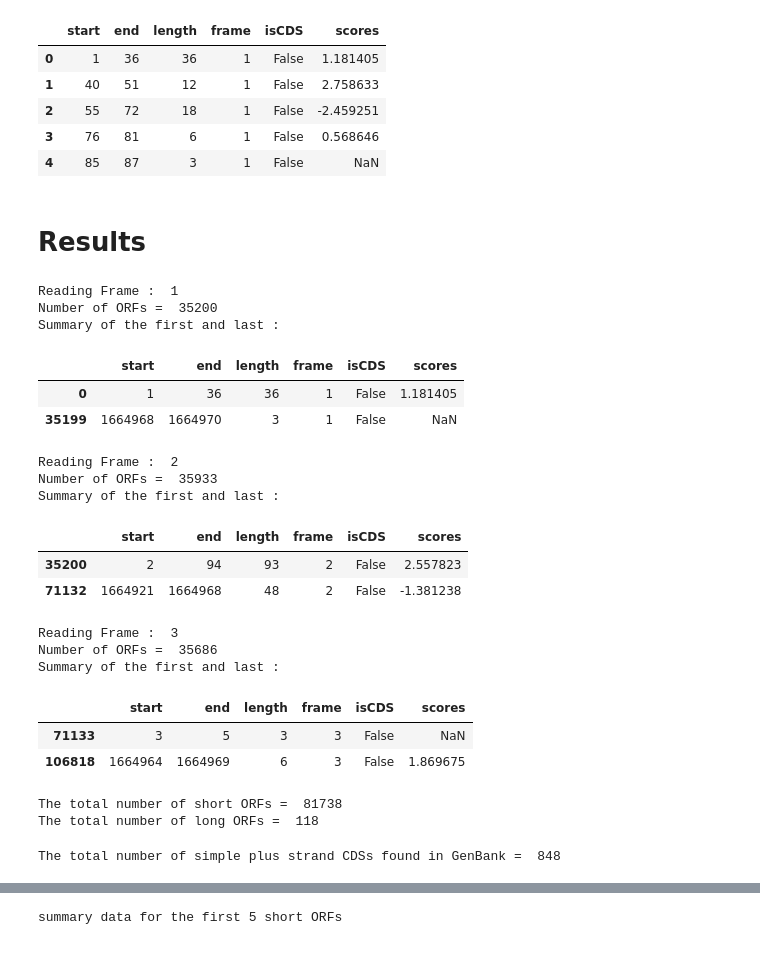
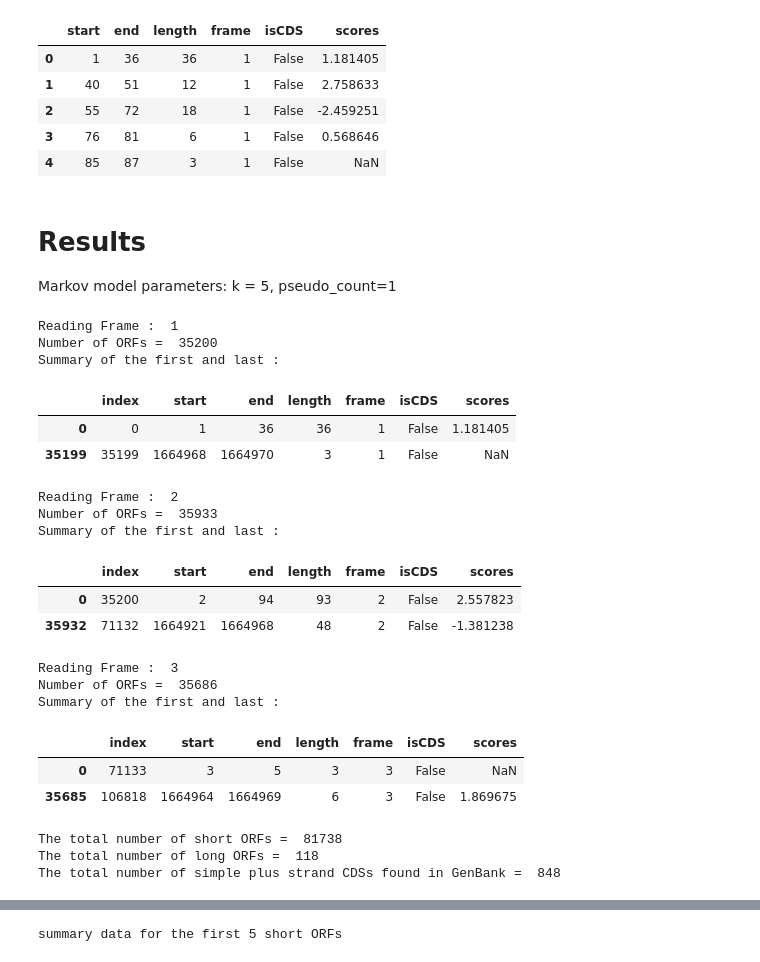
Before and after one commit to krishansubudhi/UW_CompBio, a Jupyter notebook: Assignment5/notebooks/main.ipynb, the cells around one changed output, grey strips where cells are left out. Cells and saved outputs as stored; diff of their text form; code cells hidden in the pictures.

```diff
--- a/Assignment5/notebooks/main.ipynb
+++ b/Assignment5/notebooks/main.ipynb
@@ -11,0 +16,14 @@ https://stackoverflow.com/questions/58612306/how-to-fix-importerror-dll-load-fai
+# %%
+try:
+    display()
+    gff = '../data/GCF_000091665.1_ASM9166v1_genomic.gff'
+    fna = '../data/GCF_000091665.1_ASM9166v1_genomic.fna'
+except Exception as e:
+    display = print
+    gff = './data/GCF_000091665.1_ASM9166v1_genomic.gff'
+    fna = './data/GCF_000091665.1_ASM9166v1_genomic.fna'
+
+%load_ext autoreload
+%autoreload 2
+# import importlib
+# importlib.reload(assignment5.markov)
@@ -20,7 +41,7 @@ import numpy as np
 # %% [markdown]
 ## Fetch Sequence
 # %%
-genome = get_seqs_from_file('../data/GCF_000091665.1_ASM9166v1_genomic.fna')[0]
+genome = get_seqs_from_file(fna)[0]
 finder = ORFFinder(genome)
 orfs = [finder.get_all_orfs(rf ) for rf in (1,2,3)]
 orfs = pd.concat(orfs,ignore_index=True)
@@ -36,7 +57,7 @@ orfs.head()
 # %% [markdown]
 ## Fetch Label
 # %%
-cds = np.array(get_cds_from_file('../data/GCF_000091665.1_ASM9166v1_genomic.gff'))
+cds = np.array(get_cds_from_file(gff))
 true_orf_end = set(end-3 if  genome[end-3:end] in finder.stop_codons else end for end in cds[:,1])
 len(true_orf_end)
 # %% [output]
@@ -85,41 +92,43 @@ orfs.head()
 | 2 | 55 | 72 | 18 | 1 | False | -2.459251 |
 | 3 | 76 | 81 | 6 | 1 | False | 0.568646 |
 | 4 | 85 | 87 | 3 | 1 | False | NaN |
-# %% [markdown]
-# Results
+# %% [markdown]
+# Results
+
+Markov model parameters:
+k = 5, pseudo_count=1
 # %%
+
 for rf in (1,2,3):
-    rf_orf = orfs[orfs.frame == rf]
+    rf_orf = orfs[orfs.frame == rf].reset_index()
     print('\nReading Frame : ', rf)
     print( 'Number of ORFs = ', len(rf_orf))
     print('Summary of the first and last : ')
     display(rf_orf.sort_values('start').iloc[[0,-1]])
 # %% [output]
 Reading Frame :  1
 Number of ORFs =  35200
 Summary of the first and last :
-|  | start | end | length | frame | isCDS | scores |
-| 0 | 1 | 36 | 36 | 1 | False | 1.181405 |
-| 35199 | 1664968 | 1664970 | 3 | 1 | False | NaN |
+|  | index | start | end | length | frame | isCDS | scores |
+| 0 | 0 | 1 | 36 | 36 | 1 | False | 1.181405 |
+| 35199 | 35199 | 1664968 | 1664970 | 3 | 1 | False | NaN |
 Reading Frame :  2
 Number of ORFs =  35933
 Summary of the first and last :
-|  | start | end | length | frame | isCDS | scores |
-| 35200 | 2 | 94 | 93 | 2 | False | 2.557823 |
-| 71132 | 1664921 | 1664968 | 48 | 2 | False | -1.381238 |
+|  | index | start | end | length | frame | isCDS | scores |
+| 0 | 35200 | 2 | 94 | 93 | 2 | False | 2.557823 |
+| 35932 | 71132 | 1664921 | 1664968 | 48 | 2 | False | -1.381238 |
 Reading Frame :  3
 Number of ORFs =  35686
 Summary of the first and last :
-|  | start | end | length | frame | isCDS | scores |
-| 71133 | 3 | 5 | 3 | 3 | False | NaN |
-| 106818 | 1664964 | 1664969 | 6 | 3 | False | 1.869675 |
+|  | index | start | end | length | frame | isCDS | scores |
+| 0 | 71133 | 3 | 5 | 3 | 3 | False | NaN |
+| 35685 | 106818 | 1664964 | 1664969 | 6 | 3 | False | 1.869675 |
 # %%
 print('The total number of short ORFs = ', len(orfs[orfs.length<50]) )
 print('The total number of long ORFs = ', len(orfs[orfs.length>1400]) )
+print("The total number of simple plus strand CDSs found in GenBank = ", len(true_orf_end))
 # %% [output]
 The total number of short ORFs =  81738
 The total number of long ORFs =  118
+The total number of simple plus strand CDSs found in GenBank =  848
-# %%
-print("The total number of simple plus strand CDSs found in GenBank = ", len(true_orf_end))
-# %% [output]
-The total number of simple plus strand CDSs found in GenBank =  848
```
Also changed, not shown: parts of 10 cells of this notebook, 7 other files.
